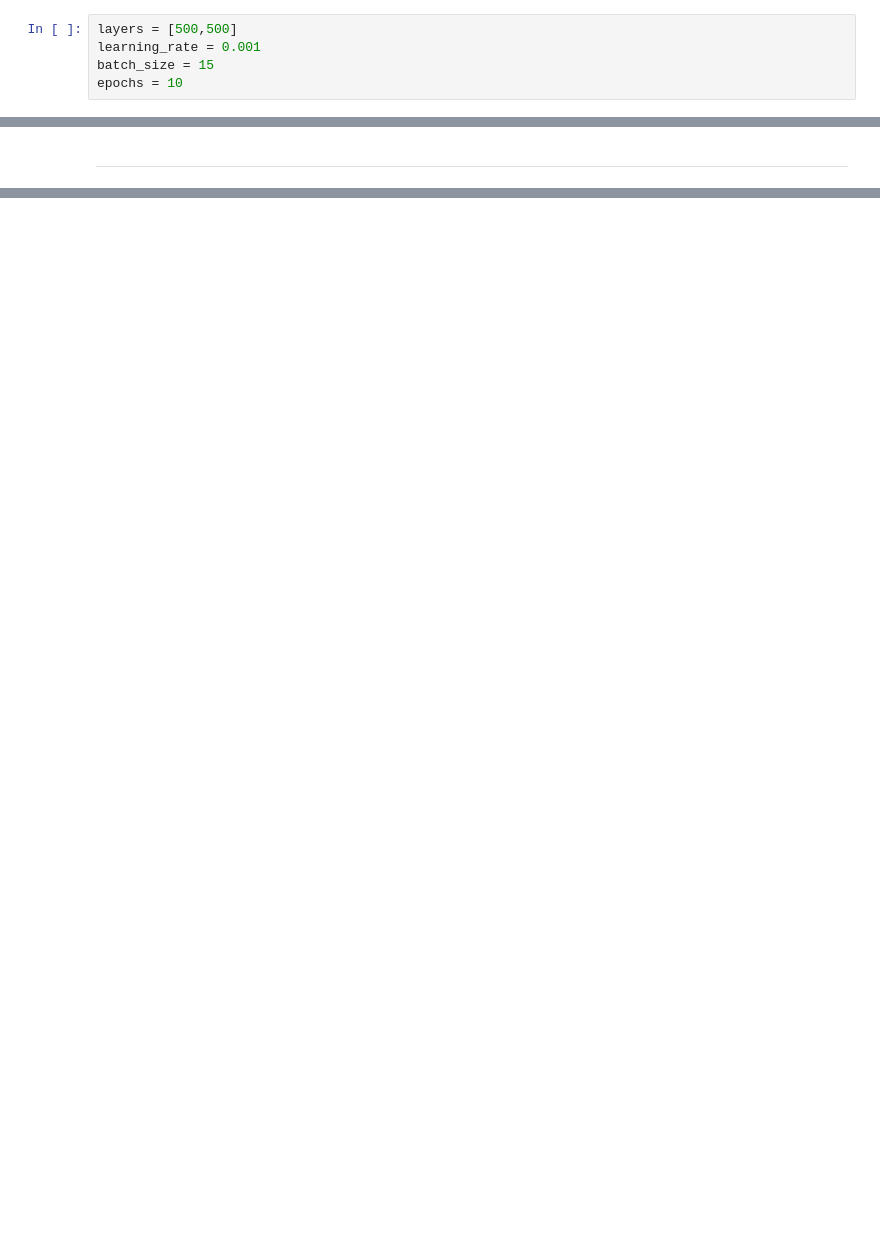
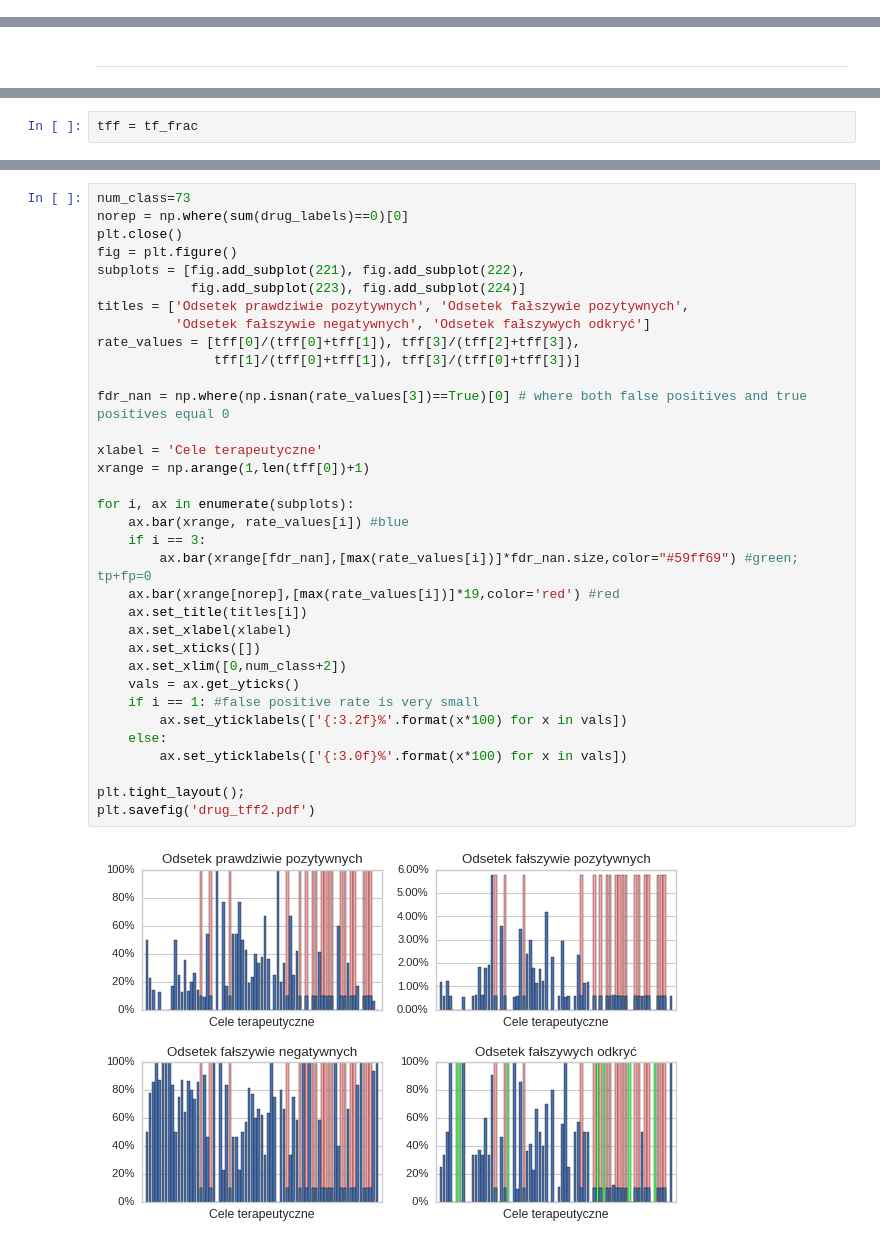
Before and after one commit to Xidron/qSAR-net, a Jupyter notebook: quick_network.ipynb, the cells around one changed output, grey strips where cells are left out. Drawn from its saved outputs; the diff is of its cells as text; blank space fills up the shorter version.

```diff
--- a/quick_network.ipynb
+++ b/quick_network.ipynb
@@ -17,5 +0,0 @@ Wall time: 2min 51s
-# %%
-layers = [500,500]
-learning_rate = 0.001
-batch_size = 15
-epochs = 10
@@ -363,0 +574,2 @@ def train_network(data, batch_size, epochs):
+# %%
+tff = tf_frac
@@ -363,0 +632,36 @@ def train_network(data, batch_size, epochs):
+# %%
+num_class=73
+norep = np.where(sum(drug_labels)==0)[0]
+plt.close()
+fig = plt.figure()
+subplots = [fig.add_subplot(221), fig.add_subplot(222),
+            fig.add_subplot(223), fig.add_subplot(224)]
+titles = ['Odsetek prawdziwie pozytywnych', 'Odsetek fałszywie pozytywnych',
+          'Odsetek fałszywie negatywnych', 'Odsetek fałszywych odkryć']
+rate_values = [tff[0]/(tff[0]+tff[1]), tff[3]/(tff[2]+tff[3]),
+               tff[1]/(tff[0]+tff[1]), tff[3]/(tff[0]+tff[3])]
+
+fdr_nan = np.where(np.isnan(rate_values[3])==True)[0] # where both false positives and true positives equal 0
+
+xlabel = 'Cele terapeutyczne'
+xrange = np.arange(1,len(tff[0])+1)
+
+for i, ax in enumerate(subplots):
+    ax.bar(xrange, rate_values[i]) #blue
+    if i == 3:
+        ax.bar(xrange[fdr_nan],[max(rate_values[i])]*fdr_nan.size,color="#59ff69") #green; tp+fp=0
+    ax.bar(xrange[norep],[max(rate_values[i])]*19,color='red') #red
+    ax.set_title(titles[i])
+    ax.set_xlabel(xlabel)
+    ax.set_xticks([])
+    ax.set_xlim([0,num_class+2])
+    vals = ax.get_yticks()
+    if i == 1: #false positive rate is very small
+        ax.set_yticklabels(['{:3.2f}%'.format(x*100) for x in vals])
+    else:
+        ax.set_yticklabels(['{:3.0f}%'.format(x*100) for x in vals])
+
+plt.tight_layout();
+plt.savefig('drug_tff2.pdf')
+# %% [output]
+[figure, added]
```
Also changed, not shown: parts of 114 cells of this notebook.
